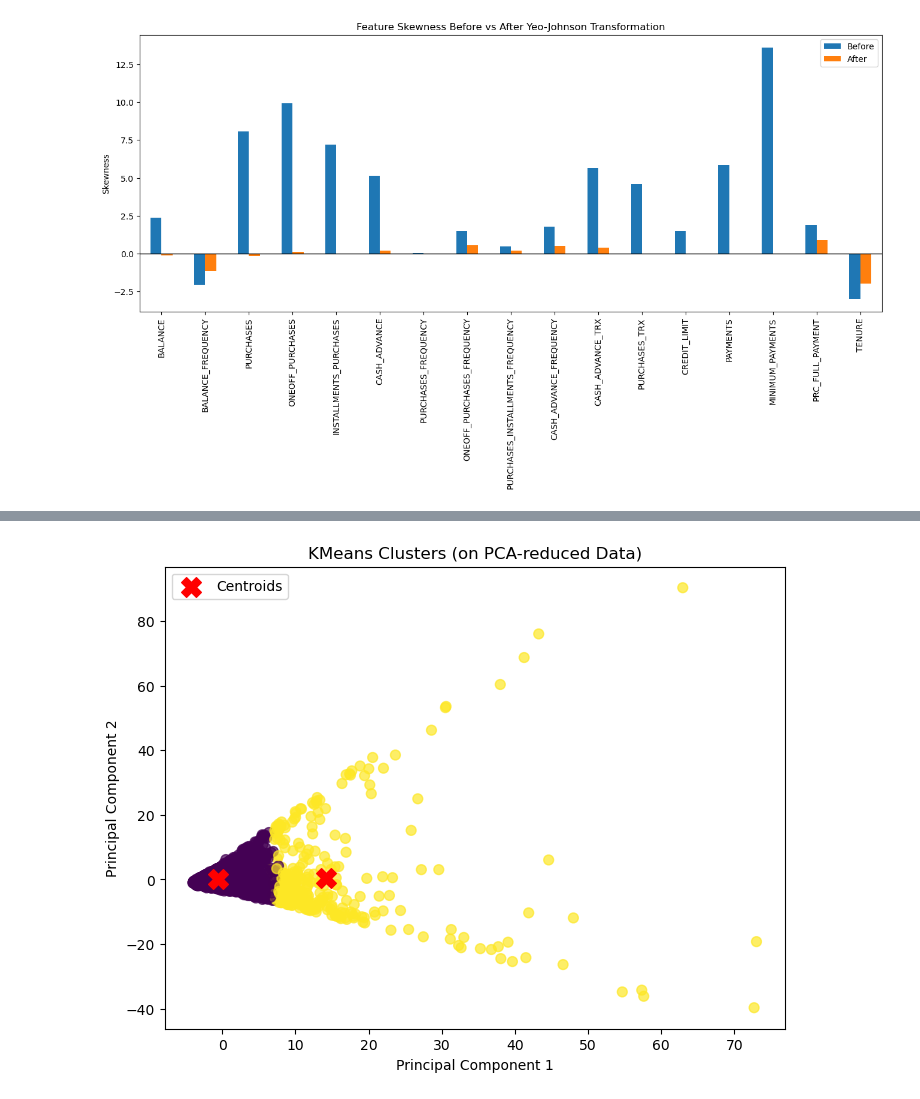
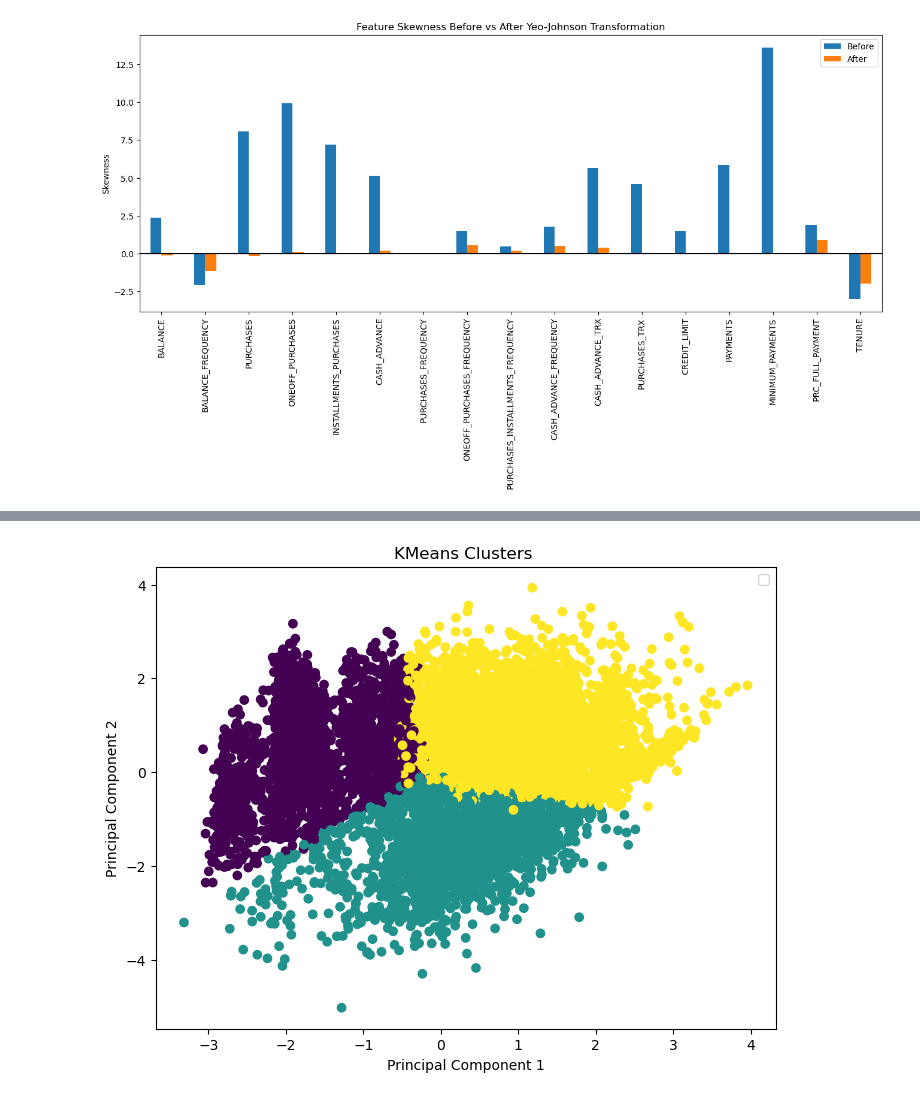
Before and after one commit to navaneethakrishnanms/Unsupervised-learning-clustering-part-1, a Jupyter notebook: task.ipynb, the cells around one changed output, grey strips where cells are left out. Saved outputs shown, nothing was run; the diff lists cells and outputs as text; code cells hidden in the pictures.

```diff
--- a/task.ipynb
+++ b/task.ipynb
@@ -140,11 +140,9 @@ df_numeric = df.select_dtypes(include=['float64', 'int64']).dropna()
 pt = PowerTransformer(method='yeo-johnson')
 df_transformed = pt.fit_transform(df_numeric)
 
-scaler = StandardScaler()
-X_scaled = scaler.fit_transform(df_transformed)
 from sklearn.preprocessing import RobustScaler
 robust_scaler=RobustScaler()
-df_scaled=robust_scaler.fit_transform(df_numeric)
+df_scaled=robust_scaler.fit_transform(df_transformed)
 
 pca = PCA(n_components=0.95)
 X_pca = pca.fit_transform(df_scaled)
@@ -224 +222,23 @@ for col in df_after.columns:
 ... (5 outputs left out)
+# %%
+import matplotlib.pyplot as plt
+from sklearn.cluster import KMeans
+
+
+inertia = []
+K = range(1, 11)
+
+for k in K:
+    kmeans = KMeans(n_clusters=k, random_state=42, n_init=20)
+    kmeans.fit(df_scaled)
+    inertia.append(kmeans.inertia_)
+
+
+plt.figure(figsize=(8,6))
+plt.plot(K, inertia, 'bo-', markersize=8)
+plt.xlabel("Number of Clusters (k)", fontsize=12)
+plt.ylabel("Inertia", fontsize=12)
+plt.title("Elbow Method for Optimal k", fontsize=14)
+plt.xticks(K)
+plt.grid(True, linestyle="--", alpha=0.7)
+plt.show()
@@ -226,31 +248,28 @@ for col in df_after.columns:
 from sklearn.cluster import KMeans
 
 kmeans = KMeans(
-            n_clusters=2, random_state=42, n_init=20
+            n_clusters=3, random_state=42, n_init=20
 )
 
-kmeans_labels = kmeans.fit_predict(X_pca)
+kmeans_labels = kmeans.fit_predict(df_scaled)
 # %%
 import matplotlib.pyplot as plt
 
 plt.figure(figsize=(8,6))
 plt.scatter(
     X_pca[:, 0], X_pca[:, 1],
-    c=kmeans_labels, cmap="viridis", s=50, alpha=0.7
+    c=kmeans_labels, cmap="viridis"
 )
 
-plt.scatter(
-    kmeans.cluster_centers_[:, 0], kmeans.cluster_centers_[:, 1],
-    c="red", marker="X", s=200, label="Centroids"
-)
+
 
 plt.xlabel("Principal Component 1")
 plt.ylabel("Principal Component 2")
-plt.title("KMeans Clusters (on PCA-reduced Data)")
+plt.title("KMeans Clusters ")
 plt.legend()
 plt.show()
 # %% [output]
-[figure, old version]
+[figure, new version]
 # %%
 from sklearn.cluster import DBSCAN
 
```
Also changed, not shown: parts of 14 cells of this notebook, 1 other file.
